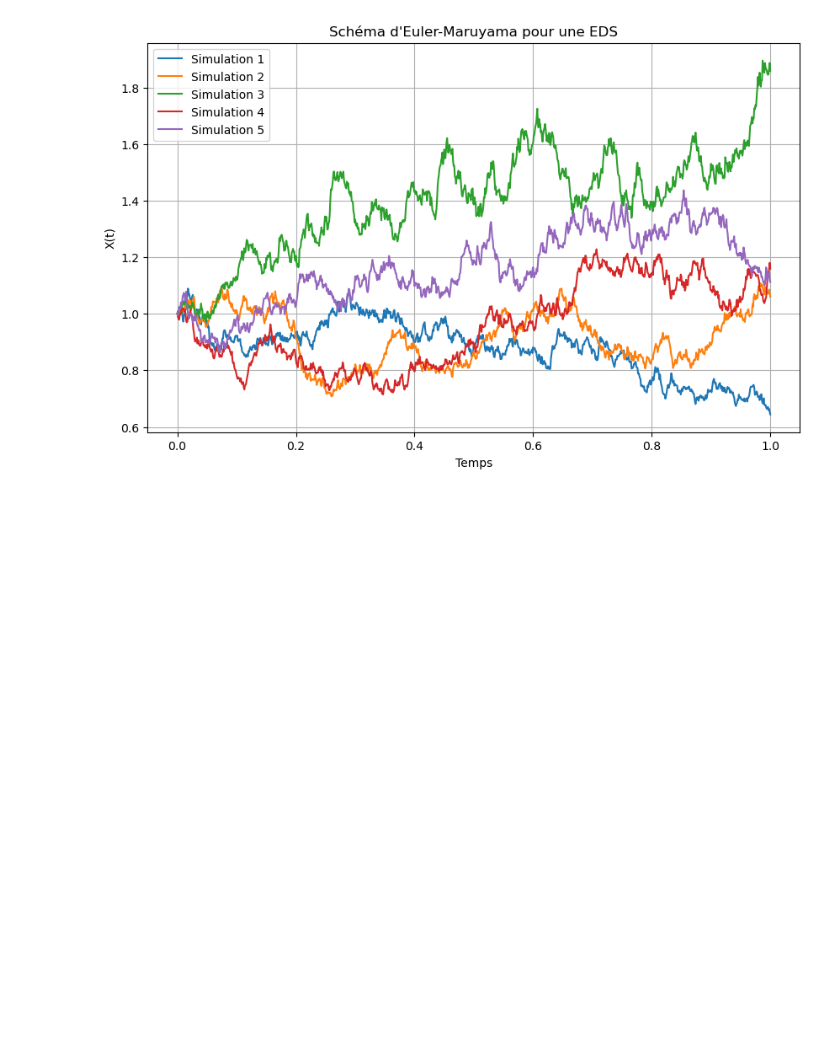
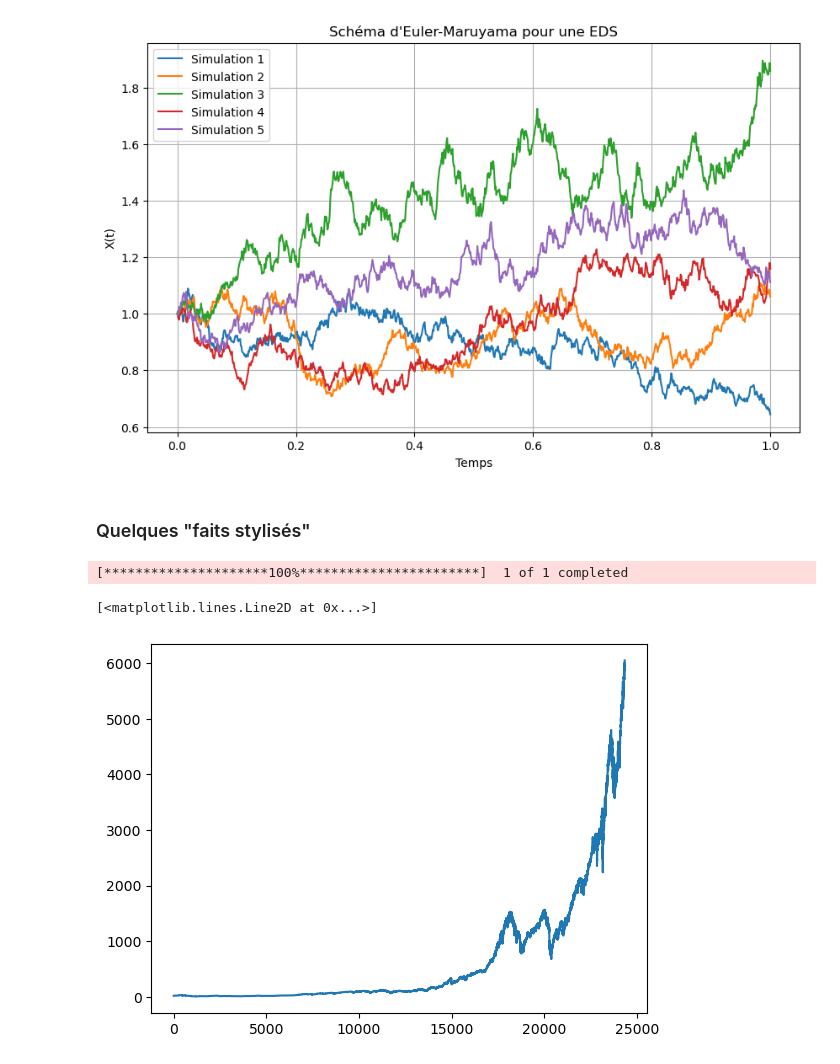
Before and after one commit to alexandreviard/DL-Portfolio-CMAP, a Jupyter notebook: test_NB.ipynb, the cells around one changed output. Drawn from its saved outputs; the diff is of its cells as text; code cells hidden in the pictures; blank space fills up the shorter version.

Commit message:
ajout de faits stylisés

```diff
--- a/test_NB.ipynb
+++ b/test_NB.ipynb
@@ -108,3 +110,14 @@ plt.grid()
 plt.show()
 # %% [output]
 [figure]
+# %% [markdown]
+### Quelques "faits stylisés"
+# %%
+index = ['^GSPC'] # S&P 500
+
+
+market_data = yf.download(index, interval='1d').reset_index()
+market_data["Date"] = market_data["Date"].dt.strftime('%Y/%m')
+market_data = market_data[["Date", "Adj Close"]]
+# %% [output]
+[*********************100%***********************]  1 of 1 completed
@@ -110,0 +127,8 @@ plt.show()
+# %%
+market_data
+close = market_data["Adj Close"]['^GSPC']
+# %%
+plt.plot(close)
+# %% [output]
+[<matplotlib.lines.Line2D at 0x...>]
+[figure, added]
```
Also changed, not shown: parts of 7 cells of this notebook, 2 other files.
